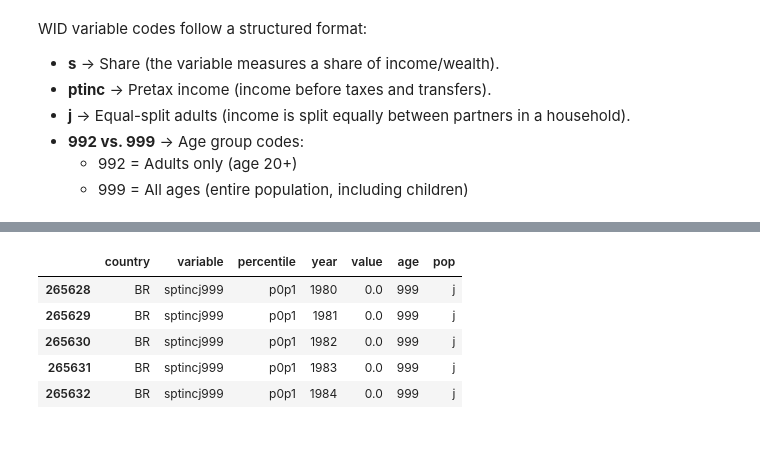
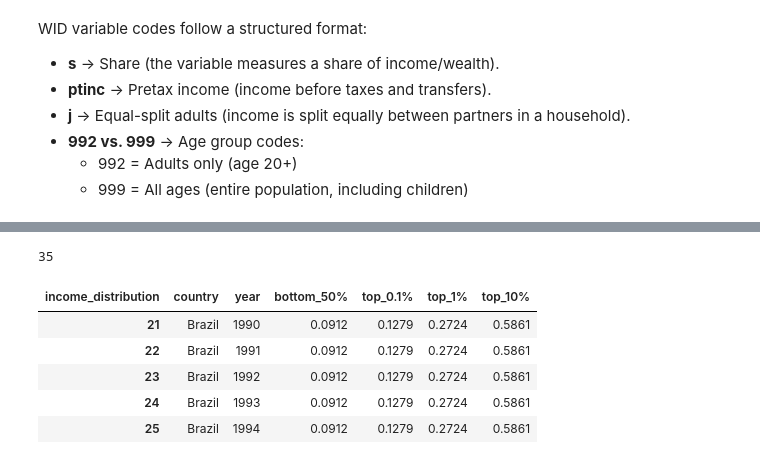
Before and after one commit to princeixr/Income_inequality, a Jupyter notebook: 602_indicators.ipynb, the cells around one changed output, grey strips where cells are left out. Cells and saved outputs as stored; diff of their text form; code cells hidden in the pictures.

```diff
--- a/602_indicators.ipynb
+++ b/602_indicators.ipynb
@@ -173,0 +243,7 @@ WID variable codes follow a structured format:
+# %%
+df_wide = df_income_summary.pivot_table(
+    index=['country','year'],
+    columns='income_distribution',
+    values='value'
+).reset_index(drop=False)
+df_wide
@@ -174,6 +264,6 @@ WID variable codes follow a structured format:
 # %%
 # we will only be calculating income share : sptinc999 = share of national income for all ages
-brazil = brazil[brazil['variable'] == 'sptincj999']
-print(brazil.shape)
-brazil.head()
+brazil_inequality = df_wide[df_wide['country'] == 'BR']
+print(brazil_inequality.shape)
+brazil_inequality.head()
 # %% [output]
@@ -202,0 +277,8 @@ len(brazil)
+# %%
+# convert to appropriate type and set proper country name
+brazil_inequality['year'] = pd.to_datetime(brazil_inequality['year'], format='%Y').dt.year
+brazil_inequality['bottom_50%'] = pd.to_numeric(brazil_inequality['bottom_50%'])
+brazil_inequality['top_10%'] = pd.to_numeric(brazil_inequality['top_10%'])
+brazil_inequality['country'] = brazil_inequality['country'].replace('BR', 'Brazil')
+
+brazil_inequality.head()
@@ -203,9 +312,14 @@ len(brazil)
+# %%
+brazil_inequality = brazil_inequality[brazil_inequality['year'] >= 1990]
+len(brazil_inequality)
+# %% [output]
+35
 # %%
-brazil.head()
+brazil_inequality.head()
 # %% [output]
-|  | country | variable | percentile | year | value | age | pop |
-| 265628 | BR | sptincj999 | p0p1 | 1980 | 0.0 | 999 | j |
-| 265629 | BR | sptincj999 | p0p1 | 1981 | 0.0 | 999 | j |
-| 265630 | BR | sptincj999 | p0p1 | 1982 | 0.0 | 999 | j |
-| 265631 | BR | sptincj999 | p0p1 | 1983 | 0.0 | 999 | j |
-| 265632 | BR | sptincj999 | p0p1 | 1984 | 0.0 | 999 | j |
+| income_distribution | country | year | bottom_50% | top_0.1% | top_1% | top_10% |
+| 21 | Brazil | 1990 | 0.0912 | 0.1279 | 0.2724 | 0.5861 |
+| 22 | Brazil | 1991 | 0.0912 | 0.1279 | 0.2724 | 0.5861 |
+| 23 | Brazil | 1992 | 0.0912 | 0.1279 | 0.2724 | 0.5861 |
+| 24 | Brazil | 1993 | 0.0912 | 0.1279 | 0.2724 | 0.5861 |
+| 25 | Brazil | 1994 | 0.0912 | 0.1279 | 0.2724 | 0.5861 |
```
Also changed, not shown: parts of 16 cells of this notebook.
